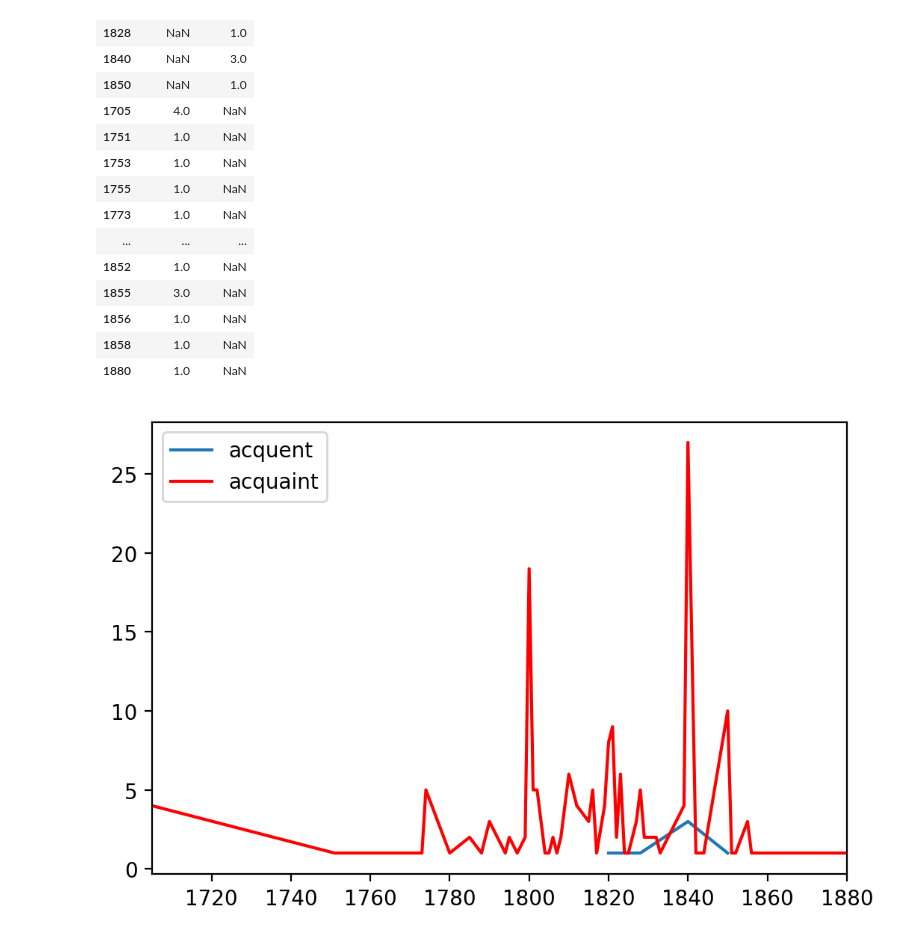
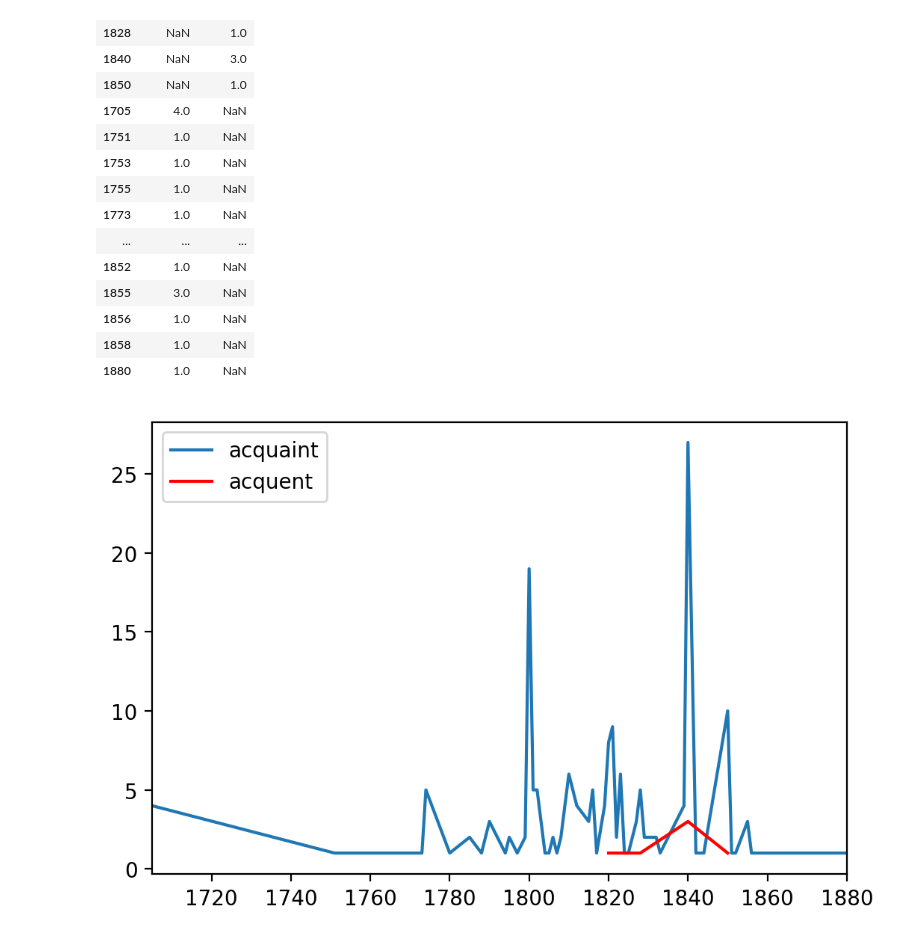
Before and after one commit to francesNLP/defoe_visualization, a Jupyter notebook: Round_2/Lisa_Sarah/Comparing_Scots_English_Frequencies.ipynb, the cells around one changed output. Drawn from its saved outputs; the diff is of its cells as text; code cells hidden in the pictures.

```diff
--- a/Round_2/Lisa_Sarah/Comparing_Scots_English_Frequencies.ipynb
+++ b/Round_2/Lisa_Sarah/Comparing_Scots_English_Frequencies.ipynb
@@ -328,7 +329,8 @@ To retain the current behavior and silence the warning, pass 'sort=True'.
 | 1856 | 1.0 | NaN |
 | 1858 | 1.0 | NaN |
 | 1880 | 1.0 | NaN |
-# %%
-plot_terms(df_comparing, scots_term, english_term)
-# %% [output]
-[figure, removed]
+# %%
+# blue - English Term ; red - Scots term
+plot_terms(df_comparing, english_term, scots_term)
+# %% [output]
+[figure, added]
```
Also changed, not shown: parts of 1 cell of this notebook.
